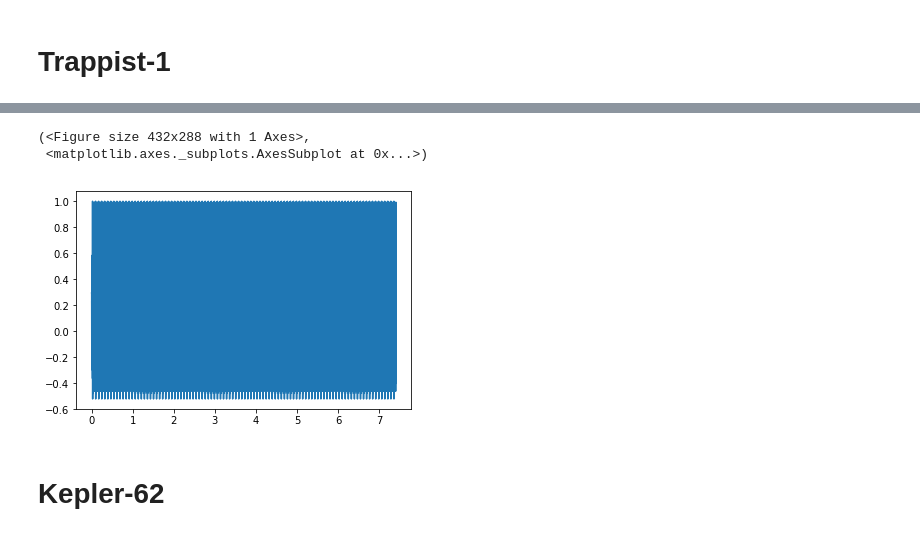
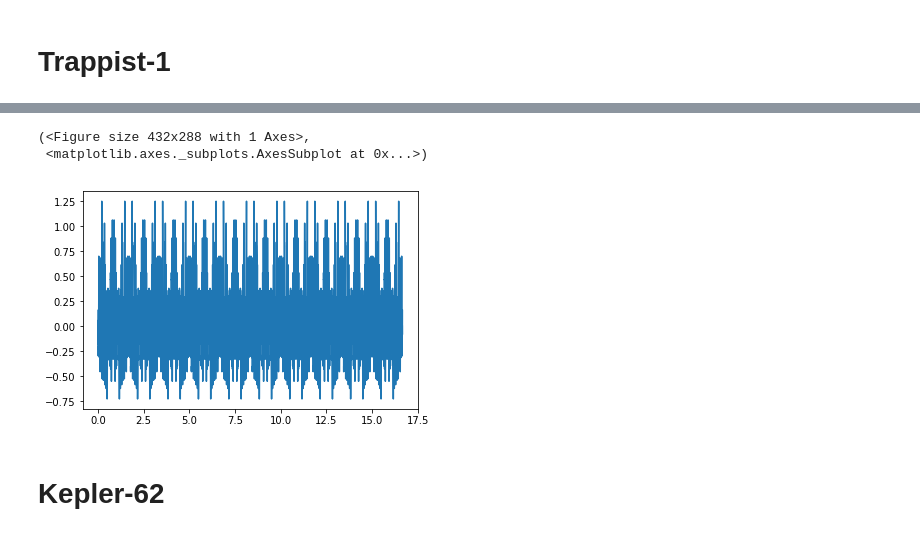
Before and after one commit to bmorris3/starsongs, a Jupyter notebook: sonify.ipynb, the cells around one changed output, grey strips where cells are left out. Cells and saved outputs as stored; diff of their text form; code cells hidden in the pictures.

Commit message:
more pleasant trappist-1 sounds

```diff
--- a/sonify.ipynb
+++ b/sonify.ipynb
@@ -40,7 +40,8 @@ def write_wave(waveform, num_samples, sampling_rate, path='test.wav'):
 
     with wave.open(path, 'w') as wav_file:
         wav_file.setparams((nchannels, sampwidth, int(sampling_rate.value), nframes, comptype, compname))
-        wav_file.writeframes(struct.pack(len(waveform)*'h', *(waveform*amplitude).astype(int).tolist()))
+        frames = struct.pack(len(waveform)*'h', *(waveform*amplitude).astype(int).tolist())
+        wav_file.writeframes(frames)
     return fig, ax
 
 def light_curve(koi):
@@ -68,7 +69,7 @@ def light_curve(koi):
             quality.append(hdu_data["sap_quality"])
     return time, flux
 
-def gp_interpolate(time, flux):
+def gp_interpolate(time, flux, N=10000):
     kernel = terms.SHOTerm(log_S0=0, log_omega0=1, log_Q=1/np.sqrt(2))
     gp = celerite.GP(kernel)
     gp.compute(time)
@@ -85,7 +86,7 @@ def gp_interpolate(time, flux):
     r = minimize(neg_log_like, initial_params, method="L-BFGS-B", args=(flux, gp)) #  bounds=bounds,
     gp.set_parameter_vector(r.x)
 
-    x = np.linspace(time.min(), time.max(), 10000)
+    x = np.linspace(time.min(), time.max(), N)
     predicted_flux = gp.predict(flux, x, return_cov=False)
     return x, predicted_flux
 
@@ -108,11 +109,11 @@ time, flux = d['CADN'], d['FLUX']
 flux /= flux.mean()
 
 condition = (flux > 0.9) & (flux < 1.1) & (~np.isnan(flux)) & (~np.isnan(time))
-fit = np.polyval(np.polyfit(time[condition], flux[condition], 3), time[condition])
+fit = np.polyval(np.polyfit(time[condition] - time.mean(), flux[condition], 10), time[condition] - time.mean())
 time = time[condition]
 flux = flux[condition] - fit
 
-flux = gaussian_filter1d(flux, 3)
+flux = gaussian_filter1d(flux, 5)
 
 plt.plot(time, flux)
 # %% [output]
@@ -120,0 +122,3 @@ plt.plot(time, flux)
+# %%
+x, predicted_flux = gp_interpolate(time[150:], flux[150:], N=8e4)
+plt.plot(x, predicted_flux)
@@ -121,11 +128,12 @@ plt.plot(time, flux)
 # %%
-flux = np.tile(flux / flux.max(), 100)
+#flux = np.tile(flux / flux.max(), 100)
+predicted_flux = np.tile(np.concatenate([predicted_flux, predicted_flux[::-1]]), 10)
 
-write_wave(flux, len(flux), sampling_rate)
+write_wave(100*predicted_flux[::2], len(predicted_flux[::2]), sampling_rate, path='trappist1.wav')
 # %% [output]
 (<Figure size 432x288 with 1 Axes>,
  <matplotlib.axes._subplots.AxesSubplot at 0x...>)
-[figure, old version]
+[figure, new version]
 # %% [markdown]
 # Kepler-62
 # %%
```
Also changed, not shown: parts of 2 cells of this notebook.
